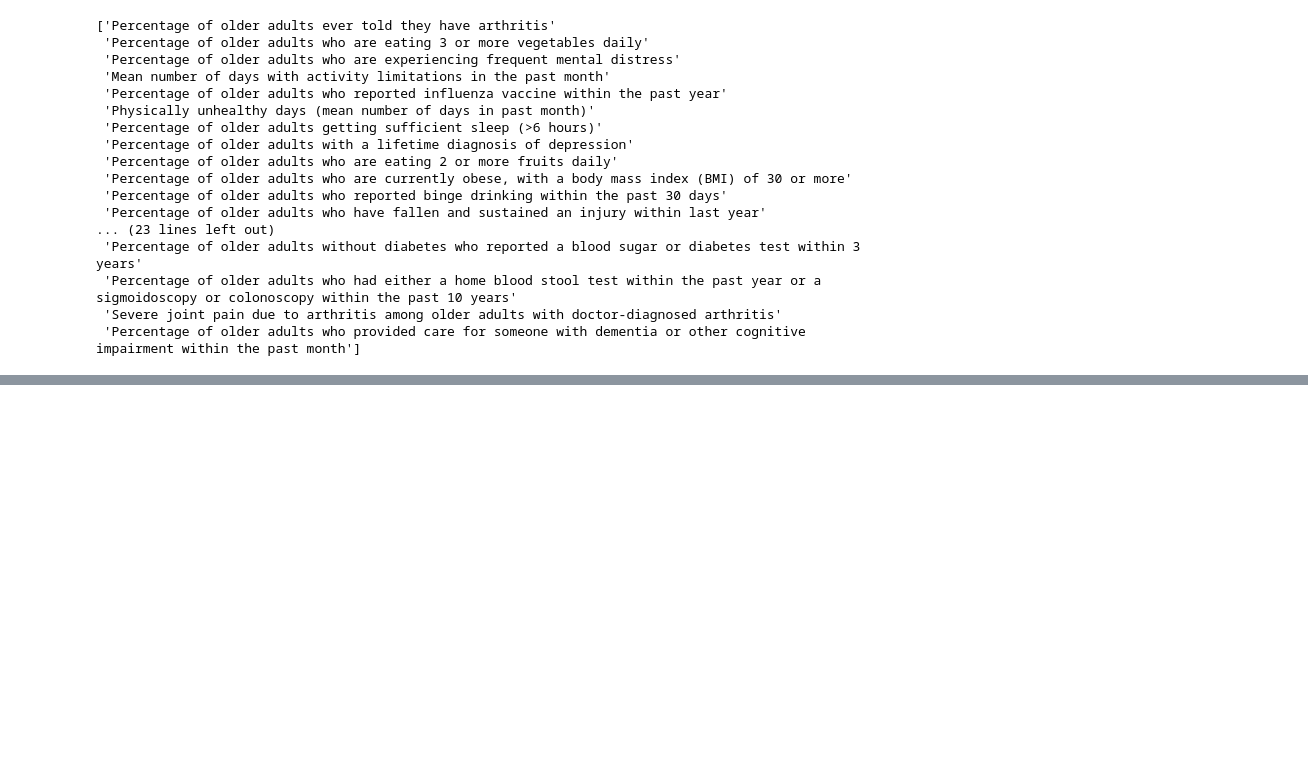
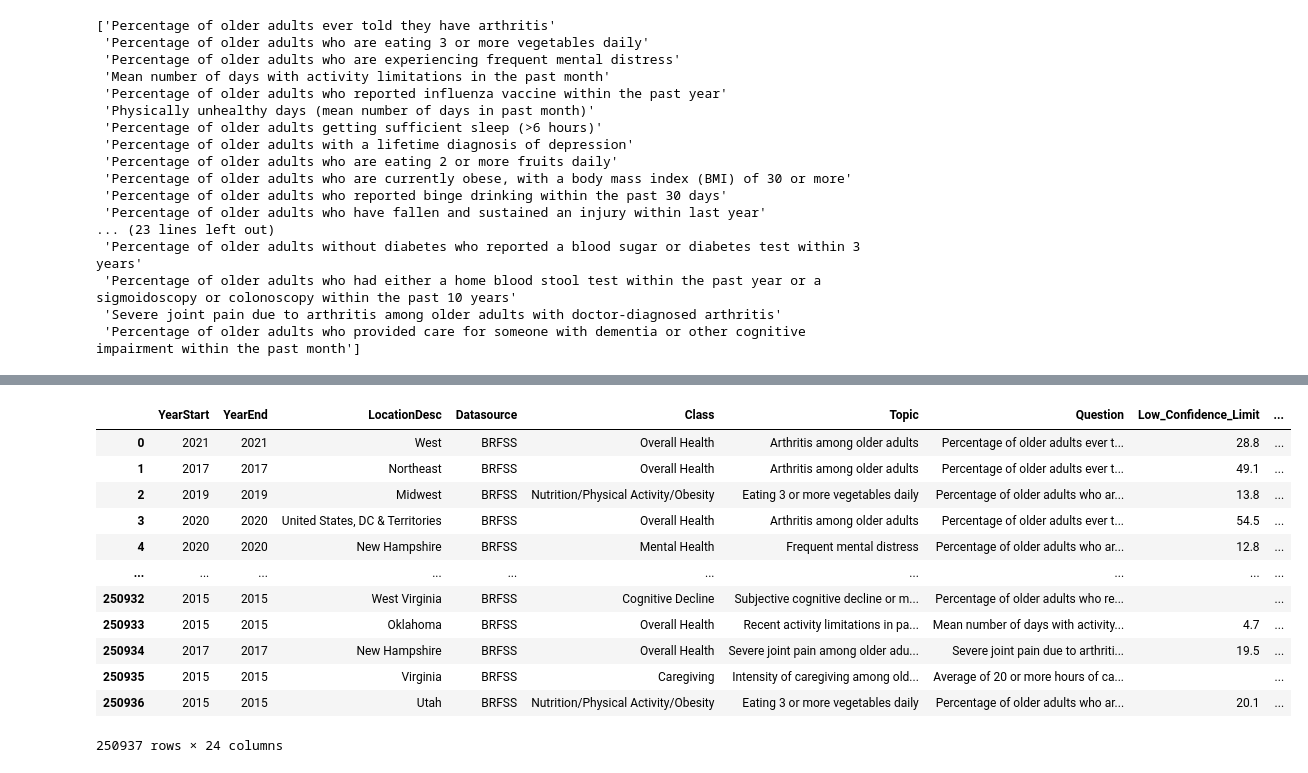
Before and after one commit to IsaganiJulian/Alzheimers_DA, a Jupyter notebook: Python/Alzheimers_DA.ipynb, the cells around one changed output, grey strips where cells are left out. Drawn from its saved outputs; the diff is of its cells as text; code cells hidden in the pictures; blank space fills up the shorter version.

Commit message:
Data Cleaning
Split rows, fillna, drop Data_Value_Type and Data_Value, create new columns labeled Percentage and Mean

```diff
--- a/Python/Alzheimers_DA.ipynb
+++ b/Python/Alzheimers_DA.ipynb
@@ -93,0 +117,32 @@ print(unique_values)
+# %%
+#Split rows
+def split_values(row):
+    if row['Data_Value_Type'] == 'Percentage':
+        return row['Data_Value']
+    elif row['Data_Value_Type'] == 'Mean':
+        return None
+
+# Create Percentage and Mean Columns
+df['Percentage'] = df.apply(split_values, axis=1)
+df['Mean'] = df.apply(lambda row: row['Data_Value'] if row['Data_Value_Type'] == 'Mean' else None, axis=1)
+
+#Drop Data_Value_Type and Data_Value columns
+df = df.drop(['Data_Value_Type', 'Data_Value'], axis=1)
+# %%
+#fillna for percentage and mean columns
+df = df.fillna('')
+df
+# %% [output]
+|  | YearStart | YearEnd | LocationDesc | Datasource | Class | Topic | Question | Low_Confidence_Limit | ... |
+| 0 | 2021 | 2021 | West | BRFSS | Overall Health | Arthritis among older adults | Percentage of older adults ever t... | 28.8 | ... |
+| 1 | 2017 | 2017 | Northeast | BRFSS | Overall Health | Arthritis among older adults | Percentage of older adults ever t... | 49.1 | ... |
+| 2 | 2019 | 2019 | Midwest | BRFSS | Nutrition/Physical Activity/Obesity | Eating 3 or more vegetables daily | Percentage of older adults who ar... | 13.8 | ... |
+| 3 | 2020 | 2020 | United States, DC & Territories | BRFSS | Overall Health | Arthritis among older adults | Percentage of older adults ever t... | 54.5 | ... |
+| 4 | 2020 | 2020 | New Hampshire | BRFSS | Mental Health | Frequent mental distress | Percentage of older adults who ar... | 12.8 | ... |
+| ... | ... | ... | ... | ... | ... | ... | ... | ... | ... |
+| 250932 | 2015 | 2015 | West Virginia | BRFSS | Cognitive Decline | Subjective cognitive decline or m... | Percentage of older adults who re... |  | ... |
+| 250933 | 2015 | 2015 | Oklahoma | BRFSS | Overall Health | Recent activity limitations in pa... | Mean number of days with activity... | 4.7 | ... |
+| 250934 | 2017 | 2017 | New Hampshire | BRFSS | Overall Health | Severe joint pain among older adu... | Severe joint pain due to arthriti... | 19.5 | ... |
+| 250935 | 2015 | 2015 | Virginia | BRFSS | Caregiving | Intensity of caregiving among old... | Average of 20 or more hours of ca... |  | ... |
+| 250936 | 2015 | 2015 | Utah | BRFSS | Nutrition/Physical Activity/Obesity | Eating 3 or more vegetables daily | Percentage of older adults who ar... | 20.1 | ... |
+250937 rows × 24 columns
```
Also changed, not shown: parts of 2 cells of this notebook.
